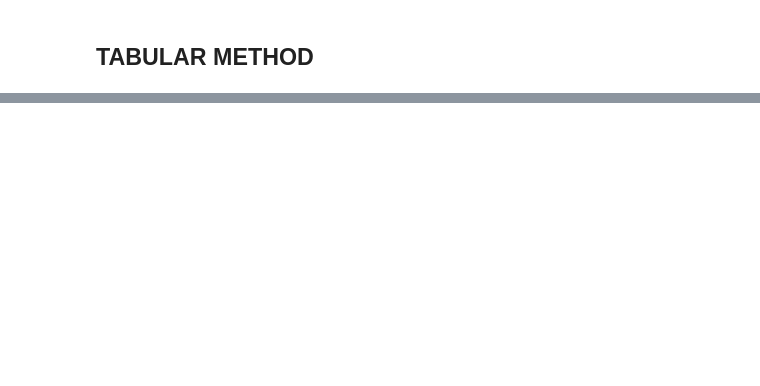
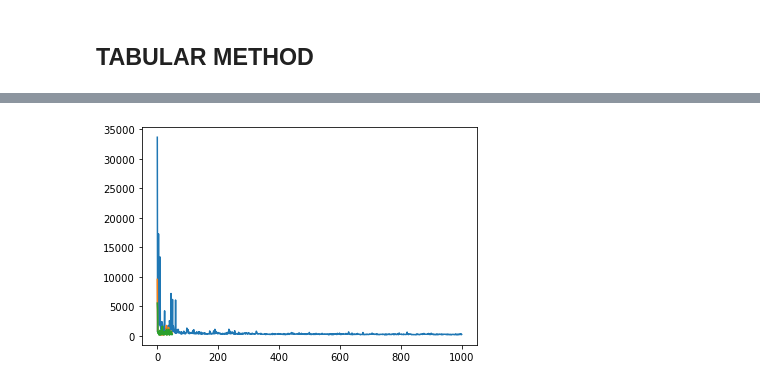
Before and after one commit to diegounzueta/Medium-Articles-, a Jupyter notebook: RL/Reinforcement Learning.ipynb, the cells around one changed output, grey strips where cells are left out. Cells and saved outputs as stored; diff of their text form; code cells hidden in the pictures; blank space fills up the shorter version.

```diff
--- a/RL/Reinforcement Learning.ipynb
+++ b/RL/Reinforcement Learning.ipynb
@@ -455,7 +324,0 @@ U.shape, w_q_learning.shape
-# %%
-q_learning_table = np.zeros([n_states,n_states])
-step = 0
-for i in range(n_states):
-    for j in range(n_states):
-        q_learning_table[i][j] = np.argmax(U[step*3: step*3+3] @ w_q_learning)
-        step += 1
@@ -509,0 +500,5 @@ visualise_actions(q_learning_table)
+# %%
+for i in [tabular_steps, q_learning_steps, sarsa_steps]:
+    plt.plot(range(len(i)), i)
+# %% [output]
+[figure, added]
```
Also changed, not shown: parts of 59 cells of this notebook.
